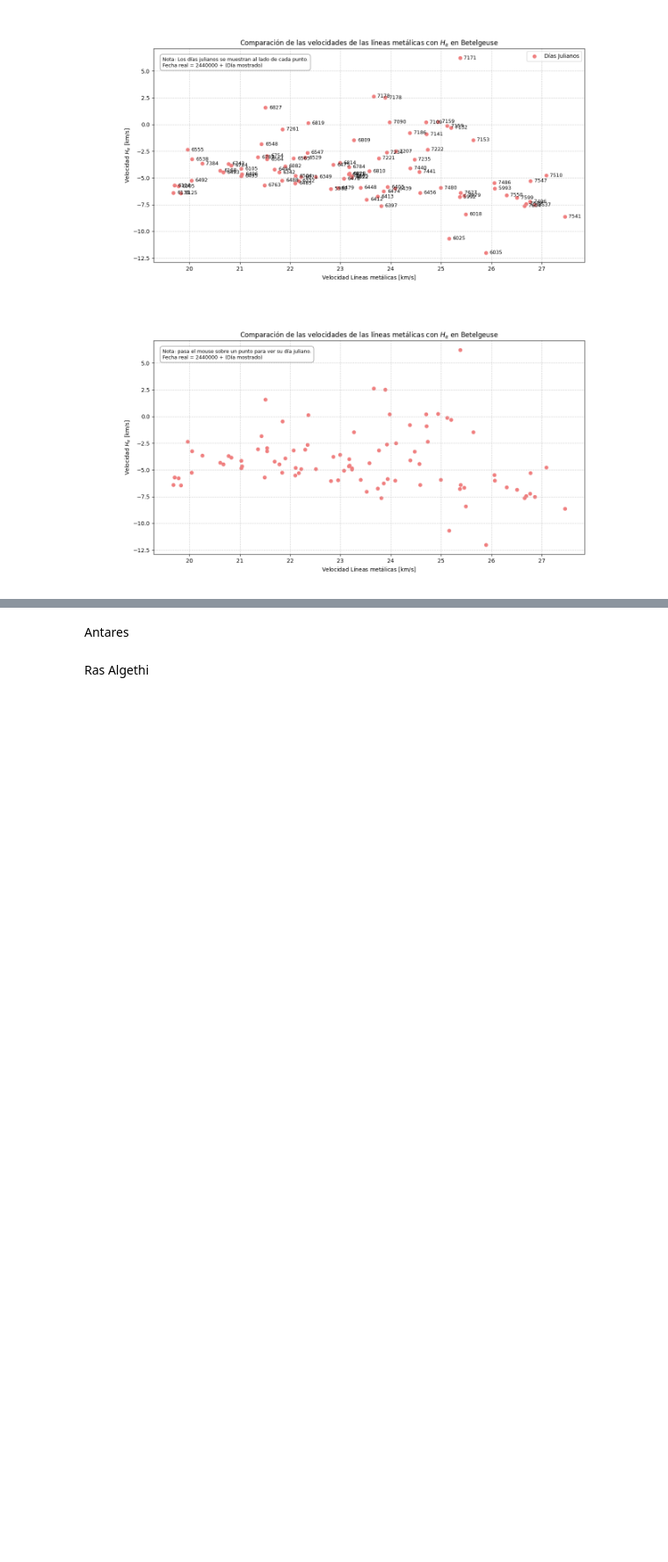
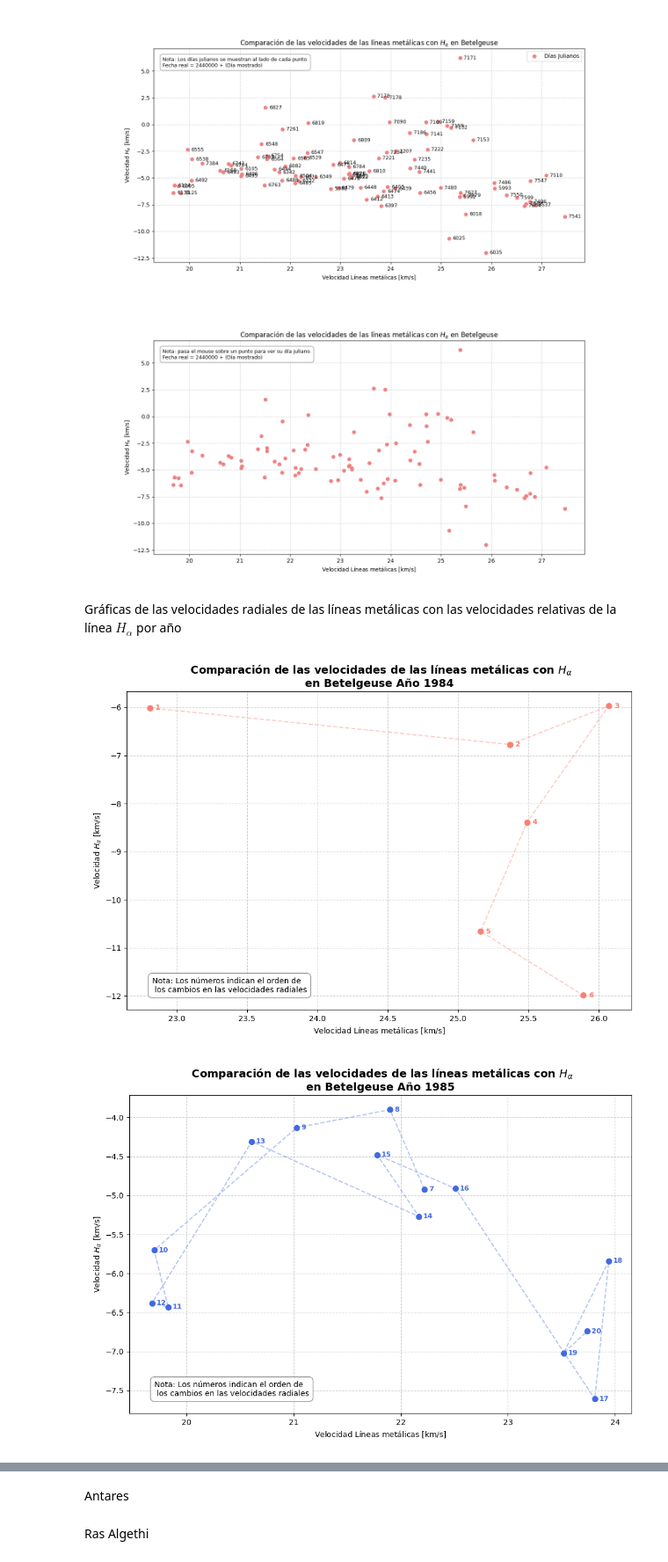
Before and after one commit to JessiDaniL/Tesis, a Jupyter notebook: Datos de fuentes externas/Intento_preliminar.ipynb, the cells around one changed output, grey strips where cells are left out. Shown at 88% size. Drawn from its saved outputs; the diff is of its cells as text; code cells hidden in the pictures; blank space fills up the shorter version.

Commit message:
gráficas por año

```diff
--- a/Datos de fuentes externas/Intento_preliminar.ipynb
+++ b/Datos de fuentes externas/Intento_preliminar.ipynb
@@ -189,3 +151,75 @@ def mostrar_dia(sel):
 plt.show()
 # %% [output]
 [figure]
+# %% [markdown]
+Gráficas de las velocidades radiales de las líneas metálicas con las velocidades relativas de la línea $H_\alpha$ por año
+# %%
+
+# Obtención de año
+dias_julianos_b_reales = 2440000 + dias_julianos_betelgeuse
+observaciones_b = Time(dias_julianos_b_reales, format='jd')
+anios_b = [t.year for t in observaciones_b.to_datetime()]
+
+# Creación de DataFrame para obtener los índices de los datos
+df_betelgeuse = pd.DataFrame({
+    'indice_original': range(1, len(dias_julianos_betelgeuse) + 1),
+    'dia_juliano_original': dias_julianos_betelgeuse,
+    'v_metal': velocidad_metales_betelgeuse,
+    'v_hidrogeno': velocidad_hidrogeno_betelgeuse,
+    'anio': anios_b
+})
+
+# Colores para cada año
+colores = ['salmon', 'royalblue', 'palevioletred', 'crimson', 'purple', 'teal']
+anios_unicos = sorted(df_betelgeuse['anio'].unique())
+
+# Creación de gráficas por año
+for i, anio_actual in enumerate(anios_unicos):
+    df_anio = df_betelgeuse[df_betelgeuse['anio'] == anio_actual]
+
+    plt.figure(figsize=(10, 7))
+
+
+    color_actual = colores[i % len(colores)]
+
+
+    plt.scatter(df_anio['v_metal'], df_anio['v_hidrogeno'], color=color_actual, s=50, zorder=3)
+
+    plt.plot(df_anio['v_metal'], df_anio['v_hidrogeno'], color=color_actual, linestyle='--', alpha=0.4, zorder=2)
+
+
+    for _, row in df_anio.iterrows():
+        plt.text(
+            row['v_metal'] + 0.04,
+            row['v_hidrogeno'],
+            str(int(row['indice_original'])),
+            fontsize=9,
+            fontweight='bold',
+            va='center',
+            color=color_actual
+        )
+
+    plt.xlabel(r"Velocidad Líneas metálicas [$\mathrm{km/s}$]")
+    plt.ylabel(r"Velocidad $H_\alpha$ [$\mathrm{km/s}$]")
+    plt.title(r" Comparación de las velocidades de las líneas metálicas con $H_\alpha$" + "\n" + r"en Betelgeuse Año %d" % anio_actual, fontsize=14, fontweight='bold')
+
+    ax = plt.gca()
+
+    texto_nota = (
+        "Nota: Los números indican el orden de \n los cambios en las velocidades radiales"
+    )
+    ax.text(
+        0.05, 0.05, texto_nota,
+        transform=ax.transAxes,
+        fontsize=10,
+        horizontalalignment='left',
+        verticalalignment='bottom',
+        bbox=dict(boxstyle='round,pad=0.5', facecolor='white', alpha=0.8, edgecolor='gray')
+    )
+
+    plt.grid(True, linestyle='--', alpha=0.6)
+    plt.tight_layout()
+    plt.show()
+# %% [output]
+[figure, added]
+[figure, added]
```
Also changed, not shown: parts of 6 cells of this notebook.
